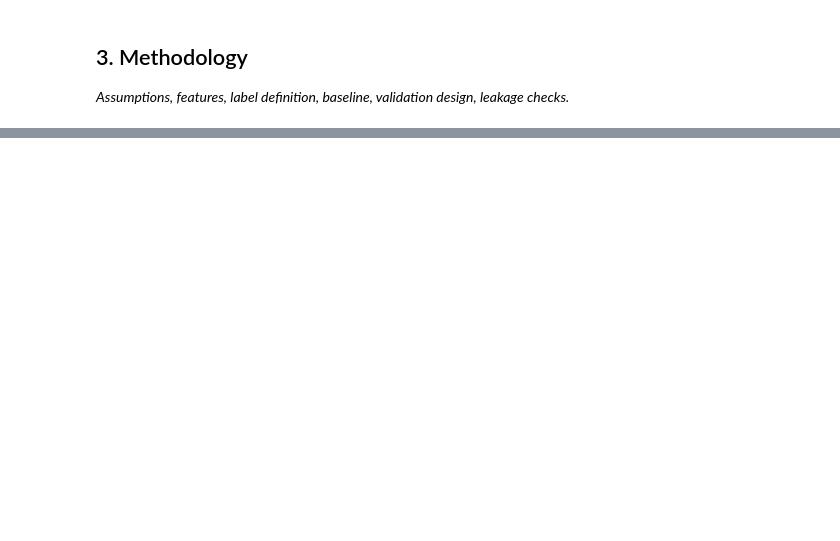
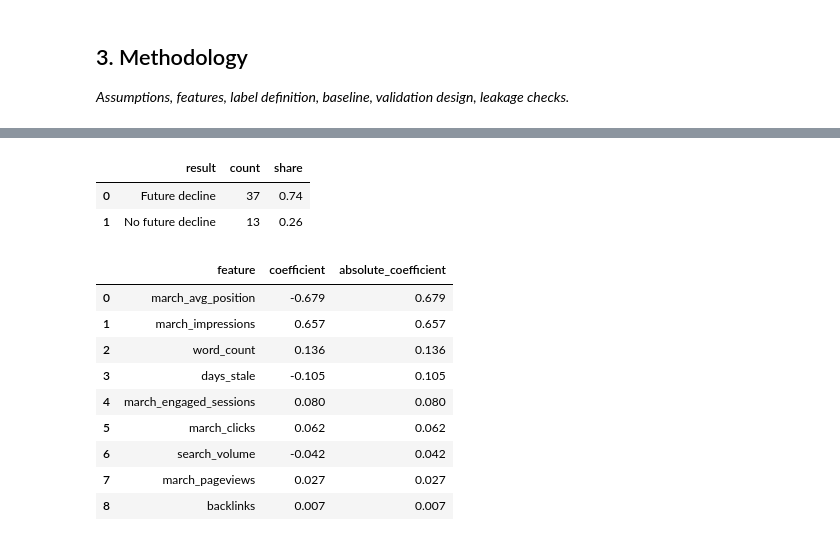
Before and after one commit to nandhanamj/flyrank_ml, a Jupyter notebook: work/notebooks/capstone.ipynb, the cells around one changed output, grey strips where cells are left out. Cells and saved outputs as stored; diff of their text form; code cells hidden in the pictures; blank space fills up the shorter version.

```diff
--- a/work/notebooks/capstone.ipynb
+++ b/work/notebooks/capstone.ipynb
@@ -36,0 +928,76 @@ This skeleton is yours to fill. Work the sections **in order** — each one has
+# %%
+# Summarize the model's top-50 ranking.
+# This shows how many top-ranked items were future declines
+# versus items that did not decline.
+
+top50_composition = pd.DataFrame({
+    "result": [
+        "Future decline",
+        "No future decline"
+    ],
+    "count": [
+        int((model_top50["is_declining_future"] == 1).sum()),
+        int((model_top50["is_declining_future"] == 0).sum())
+    ]
+})
+
+# Calculate each group's share of the 50 ranked items.
+top50_composition["share"] = (
+    top50_composition["count"] / len(model_top50)
+)
+
+# Round the share for clean presentation.
+top50_composition["share"] = (
+    top50_composition["share"].round(3)
+)
+
+display(top50_composition)
+# %% [output]
+|  | result | count | share |
+| 0 | Future decline | 37 | 0.74 |
+| 1 | No future decline | 13 | 0.26 |
+# %%
+# Prepare the main Logistic Regression coefficients for the paper.
+# These coefficients show which standardized features had the largest
+# influence on the model's ranking score.
+
+coefficient_artifact = (
+    coefficients[
+        ["feature", "coefficient"]
+    ]
+    .copy()
+)
+
+# Add absolute magnitude so the strongest coefficients can be identified.
+coefficient_artifact["absolute_coefficient"] = (
+    coefficient_artifact["coefficient"].abs()
+)
+
+# Sort by coefficient magnitude from largest to smallest.
+coefficient_artifact = (
+    coefficient_artifact
+    .sort_values("absolute_coefficient", ascending=False)
+    .reset_index(drop=True)
+)
+
+# Round values for clean paper presentation.
+coefficient_artifact["coefficient"] = (
+    coefficient_artifact["coefficient"].round(3)
+)
+
+coefficient_artifact["absolute_coefficient"] = (
+    coefficient_artifact["absolute_coefficient"].round(3)
+)
+
+display(coefficient_artifact)
+# %% [output]
+|  | feature | coefficient | absolute_coefficient |
+| 0 | march_avg_position | -0.679 | 0.679 |
+| 1 | march_impressions | 0.657 | 0.657 |
+| 2 | word_count | 0.136 | 0.136 |
+| 3 | days_stale | -0.105 | 0.105 |
+| 4 | march_engaged_sessions | 0.080 | 0.080 |
+| 5 | march_clicks | 0.062 | 0.062 |
+| 6 | search_volume | -0.042 | 0.042 |
+| 7 | march_pageviews | 0.027 | 0.027 |
+| 8 | backlinks | 0.007 | 0.007 |
```
Also changed, not shown: parts of 40 cells of this notebook.
